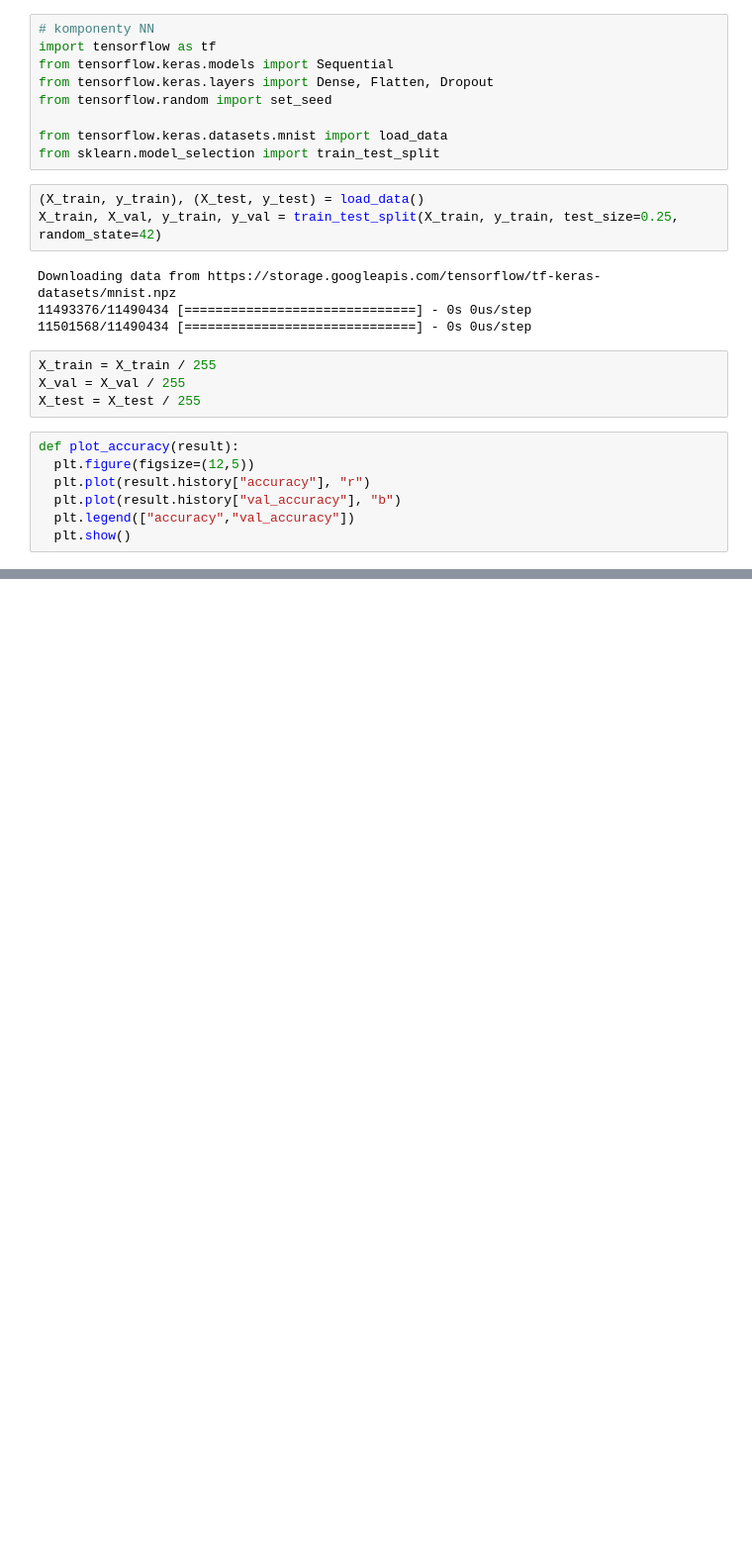
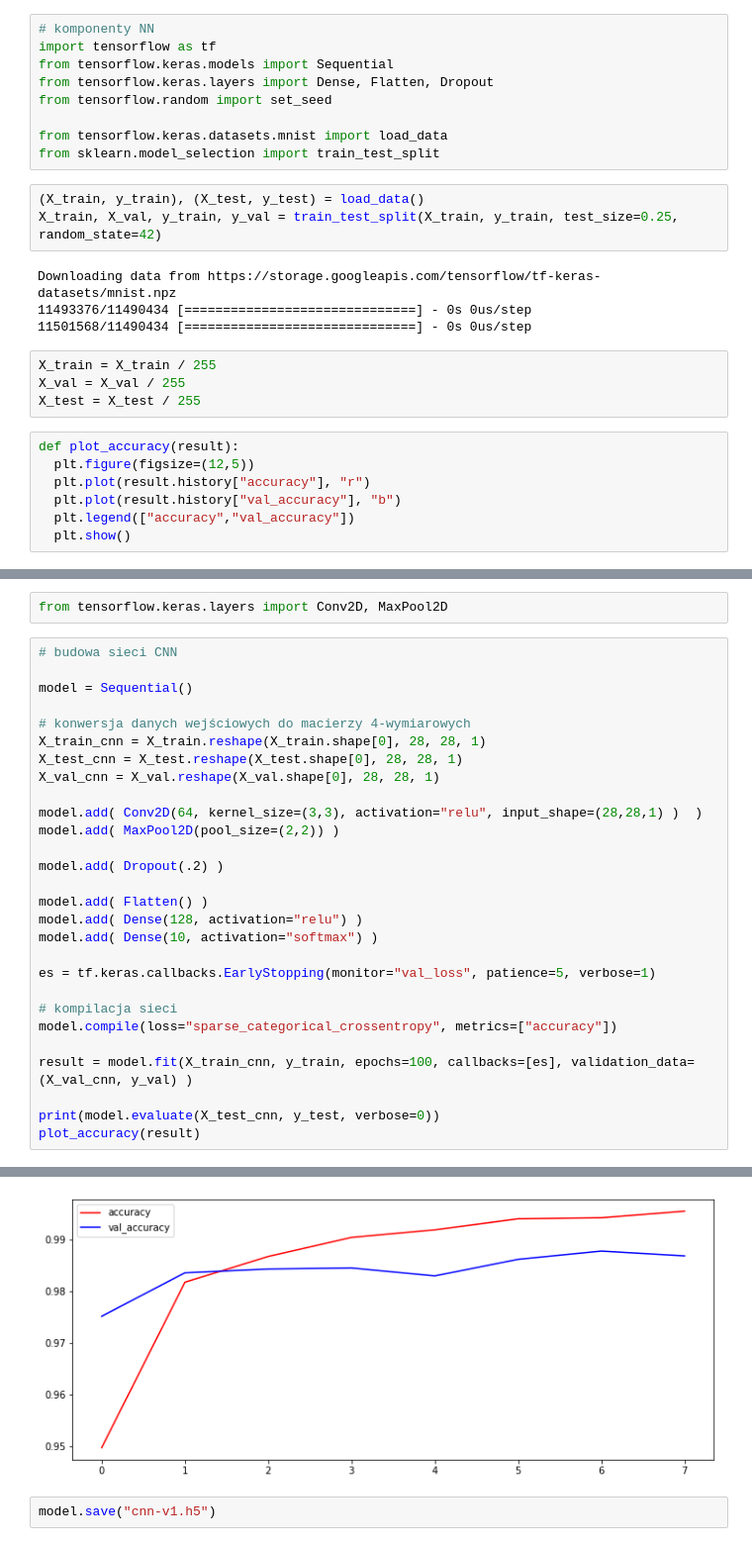
Before and after one commit to pad0910/Python2A, a Jupyter notebook: Dzien11/pad0910_cnn_intro.ipynb, the cells around one changed output, grey strips where cells are left out. Shown at 99% size. Cells and saved outputs as stored; diff of their text form; blank space fills up the shorter version.

```diff
--- a/Dzien11/pad0910_cnn_intro.ipynb
+++ b/Dzien11/pad0910_cnn_intro.ipynb
@@ -177,0 +199,31 @@ def plot_accuracy(result):
+# %%
+from tensorflow.keras.layers import Conv2D, MaxPool2D
+# %%
+# budowa sieci CNN
+
+model = Sequential()
+
+# konwersja danych wejściowych do macierzy 4-wymiarowych
+X_train_cnn = X_train.reshape(X_train.shape[0], 28, 28, 1)
+X_test_cnn = X_test.reshape(X_test.shape[0], 28, 28, 1)
+X_val_cnn = X_val.reshape(X_val.shape[0], 28, 28, 1)
+
+model.add( Conv2D(64, kernel_size=(3,3), activation="relu", input_shape=(28,28,1) )  )
+model.add( MaxPool2D(pool_size=(2,2)) )
+
+model.add( Dropout(.2) )
+
+model.add( Flatten() )
+model.add( Dense(128, activation="relu") )
+model.add( Dense(10, activation="softmax") )
+
+es = tf.keras.callbacks.EarlyStopping(monitor="val_loss", patience=5, verbose=1)
+
+# kompilacja sieci
+model.compile(loss="sparse_categorical_crossentropy", metrics=["accuracy"])
+
+result = model.fit(X_train_cnn, y_train, epochs=100, callbacks=[es], validation_data=(X_val_cnn, y_val) )
+
+print(model.evaluate(X_test_cnn, y_test, verbose=0))
+plot_accuracy(result)
+# %% [output]
@@ -177,0 +248,3 @@ def plot_accuracy(result):
+[figure, added]
+# %%
+model.save("cnn-v1.h5")
```
Also changed, not shown: parts of 18 cells of this notebook.
